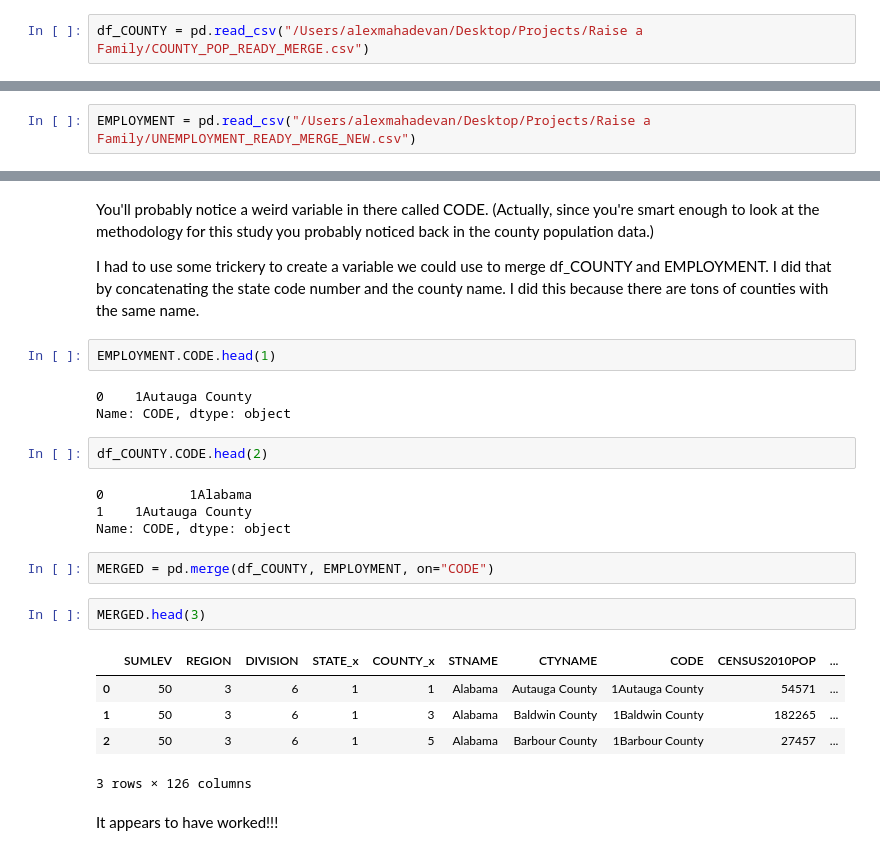
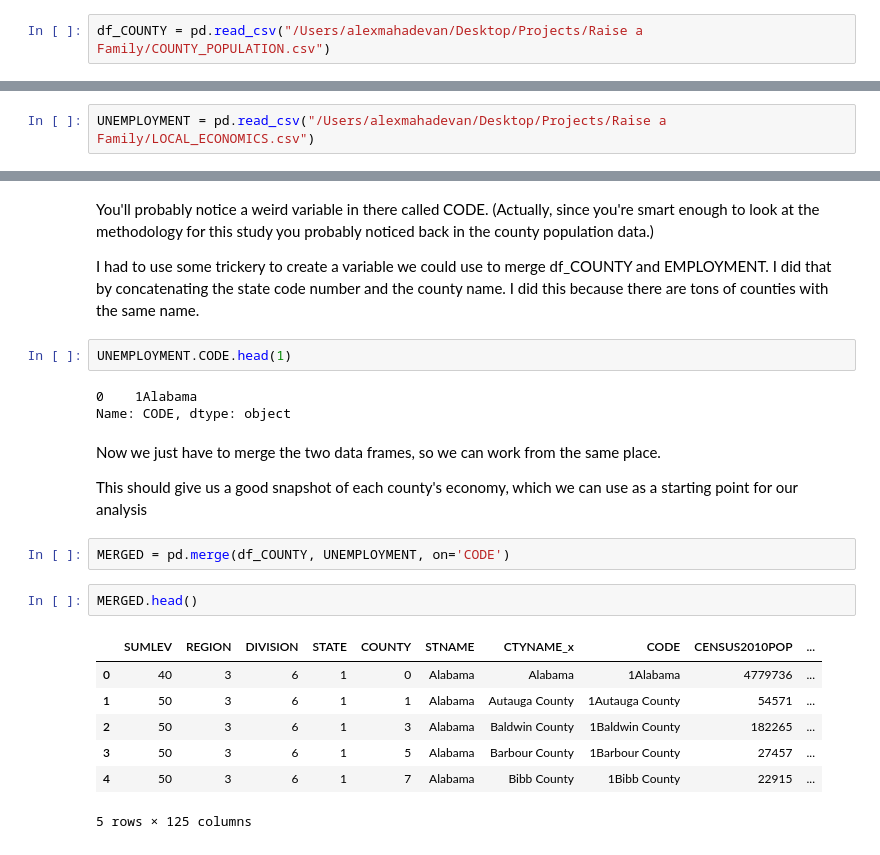
Before and after one commit to AlexMahadevan/first-python-notebook, a Jupyter notebook: Raise Family.ipynb, the cells around one changed output, grey strips where cells are left out. Cells and saved outputs as stored; diff of their text form.

```diff
--- a/Raise Family.ipynb
+++ b/Raise Family.ipynb
@@ -130,7 +130,7 @@ HOME_PRICES.head(1)
 <p>Here we're doing essentially what we did above with metropolitan statistical areas, but with counties, to give us another option for a starting point.</p>
 <p>Data is also courtesy of the [U.S. Census Bureau](https://www2.census.gov/programs-surveys/popest/datasets/2010-2016/counties/totals/co-est2016-alldata.csv)
 # %%
-df_COUNTY = pd.read_csv("/Users/alexmahadevan/Desktop/Projects/Raise a Family/COUNTY_POP_READY_MERGE.csv")
+df_COUNTY = pd.read_csv("/Users/alexmahadevan/Desktop/Projects/Raise a Family/COUNTY_POPULATION.csv")
 # %%
 df_COUNTY.head(1)
 # %% [output]
@@ -187,3 +185,3 @@ df_COUNTY.sort_values("BIRTHS_PER_CAPITA", ascending=False).head(3)
 # %%
-EMPLOYMENT = pd.read_csv("/Users/alexmahadevan/Desktop/Projects/Raise a Family/UNEMPLOYMENT_READY_MERGE_NEW.csv")
+UNEMPLOYMENT = pd.read_csv("/Users/alexmahadevan/Desktop/Projects/Raise a Family/LOCAL_ECONOMICS.csv")
 # %%
@@ -195,25 +193,22 @@ EMPLOYMENT.head(1)
 <p>You'll probably notice a weird variable in there called CODE. (Actually, since you're smart enough to look at the methodology for this study you probably noticed back in the county population data.)</p>
 <p>I had to use some trickery to create a variable we could use to merge df_COUNTY and EMPLOYMENT. I did that by concatenating the state code number and the county name. I did this because there are tons of counties with the same name.</p>
 # %%
-EMPLOYMENT.CODE.head(1)
+UNEMPLOYMENT.CODE.head(1)
 # %% [output]
-0    1Autauga County
+0    1Alabama
 Name: CODE, dtype: object
-# %%
-df_COUNTY.CODE.head(2)
-# %% [output]
-0           1Alabama
-1    1Autauga County
-Name: CODE, dtype: object
+# %% [markdown]
+<p>Now we just have to merge the two data frames, so we can work from the same place.</p>
+<p>This should give us a good snapshot of each county's economy, which we can use as a starting point for our analysis</p>
 # %%
-MERGED = pd.merge(df_COUNTY, EMPLOYMENT, on="CODE")
+MERGED = pd.merge(df_COUNTY, UNEMPLOYMENT, on='CODE')
 # %%
-MERGED.head(3)
+MERGED.head()
 # %% [output]
-|  | SUMLEV | REGION | DIVISION | STATE_x | COUNTY_x | STNAME | CTYNAME | CODE | CENSUS2010POP | ... |
-| 0 | 50 | 3 | 6 | 1 | 1 | Alabama | Autauga County | 1Autauga County | 54571 | ... |
-| 1 | 50 | 3 | 6 | 1 | 3 | Alabama | Baldwin County | 1Baldwin County | 182265 | ... |
-| 2 | 50 | 3 | 6 | 1 | 5 | Alabama | Barbour County | 1Barbour County | 27457 | ... |
+|  | SUMLEV | REGION | DIVISION | STATE | COUNTY | STNAME | CTYNAME_x | CODE | CENSUS2010POP | ... |
+| 0 | 40 | 3 | 6 | 1 | 0 | Alabama | Alabama | 1Alabama | 4779736 | ... |
+| 1 | 50 | 3 | 6 | 1 | 1 | Alabama | Autauga County | 1Autauga County | 54571 | ... |
+| 2 | 50 | 3 | 6 | 1 | 3 | Alabama | Baldwin County | 1Baldwin County | 182265 | ... |
+| 3 | 50 | 3 | 6 | 1 | 5 | Alabama | Barbour County | 1Barbour County | 27457 | ... |
+| 4 | 50 | 3 | 6 | 1 | 7 | Alabama | Bibb County | 1Bibb County | 22915 | ... |
-3 rows × 126 columns
+5 rows × 125 columns
-# %% [markdown]
-<p>It appears to have worked!!!</p>
```
Also changed, not shown: parts of 5 cells of this notebook, 1 other file.
